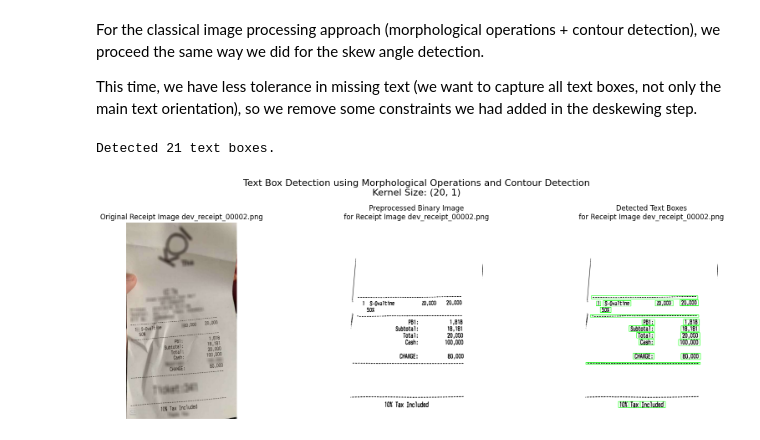
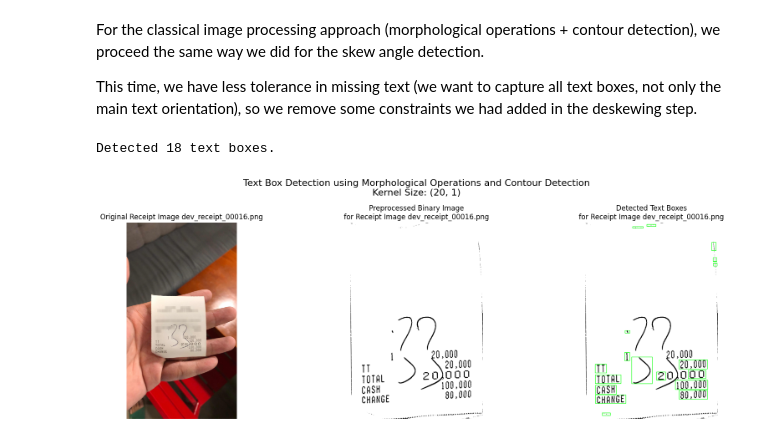
Before and after one commit to Gdeterline/Optical-Character-Recognition-for-Receipts, a Jupyter notebook: notebooks/textbox_detection.ipynb, the cells around one changed output. Saved outputs shown, nothing was run; the diff lists cells and outputs as text; code cells hidden in the pictures.

```diff
--- a/notebooks/textbox_detection.ipynb
+++ b/notebooks/textbox_detection.ipynb
@@ -77,7 +77,7 @@ def detect_text_boxes(binary_img, kernel_size=(20, 1)):
 
     return results
 # %%
-image = 'dev_receipt_00002'
+image = 'dev_receipt_00016'
 
 # Load a binary image
 binary_image = cv2.imread(os.path.join(data_dir, f'{image}.png'), cv2.IMREAD_GRAYSCALE)
@@ -85,32 +85,32 @@ binary_image = cv2.imread(os.path.join(data_dir, f'{image}.png'), cv2.IMREAD_GRA
 # Apply the text box detection
 empirical_kernel = (20, 1)
 text_boxes = detect_text_boxes(binary_image, kernel_size=empirical_kernel)
 
 # Print shape of detected boxes
 print(f"Detected {len(text_boxes)} text boxes.")
 
 # Visualize the detected text boxes
 plt.figure(figsize=(18, 6))
 plt.subplot(1, 3, 1)
 # IMREAD RGB to display correctly with matplotlib
 plt.imshow(cv2.cvtColor(cv2.imread(os.path.join("../data/images", f'{image}.png')), cv2.COLOR_BGR2RGB))
 plt.title(f'Original Receipt Image {image}.png')
 plt.axis('off')
 plt.subplot(1, 3, 2)
 plt.imshow(binary_image, cmap='gray')
 plt.title(f'Preprocessed Binary Image\nfor Receipt Image {image}.png')
 plt.axis('off')
 plt.subplot(1, 3, 3)
 image_with_boxes = cv2.cvtColor(binary_image, cv2.COLOR_GRAY2BGR)
 for (x, y, w, h) in text_boxes:
     cv2.rectangle(image_with_boxes, (x, y), (x + w, y + h), (0, 255, 0), 2)
 plt.imshow(image_with_boxes)
 plt.title(f'Detected Text Boxes\nfor Receipt Image {image}.png')
 plt.axis('off')
 plt.suptitle(f'Text Box Detection using Morphological Operations and Contour Detection\nKernel Size: {empirical_kernel}', fontsize=16)
 plt.tight_layout()
 plt.savefig(f'../reports/figures/detected_text_boxes_{image}.png')
 plt.show()
 # %% [output]
-Detected 21 text boxes.
+Detected 18 text boxes.
-[figure, old version]
+[figure, new version]
```
Also changed, not shown: 1 other file.
